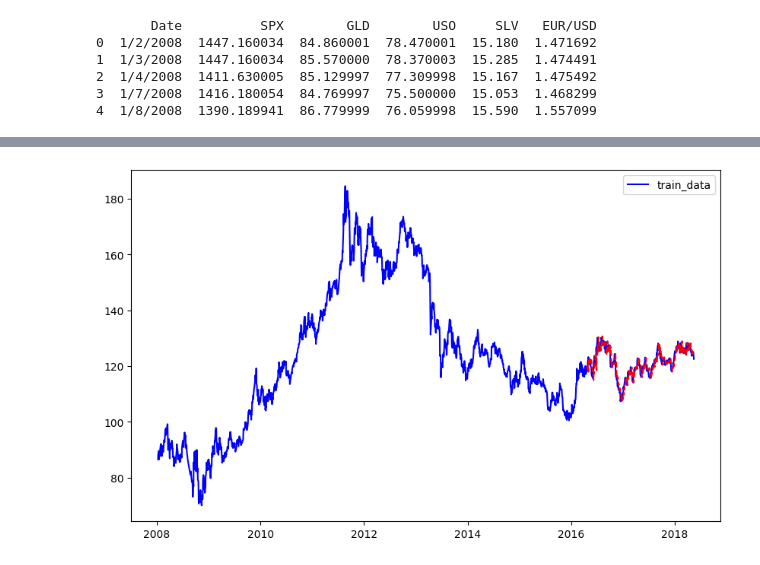
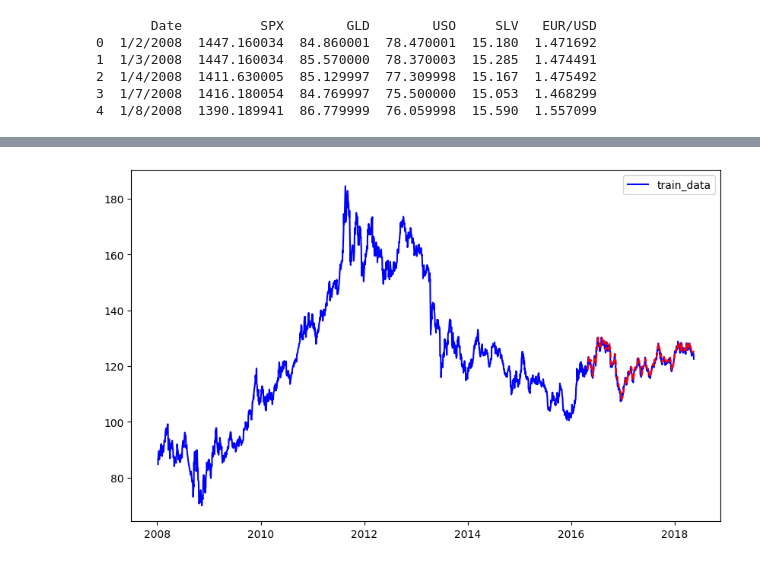
Before and after one commit to huimad13-nnh/timeseries_hybrid, a Jupyter notebook: KNN_RNN/ffnn_gld.ipynb, the cells around one changed output, grey strips where cells are left out. Saved outputs shown, nothing was run; the diff lists cells and outputs as text; code cells hidden in the pictures.

```diff
--- a/KNN_RNN/ffnn_gld.ipynb
+++ b/KNN_RNN/ffnn_gld.ipynb
@@ -72,16 +119,17 @@ epochs= 50
 
 # build the model
 input_dim = X_train.shape[1]
-lr_model = Sequential()
-lr_model.add(Flatten())
-lr_model.add(Dense(units=1))
+model = Sequential([
+    Dense(64, activation='sigmoid'),
+    Dense(1)
+])
 # compile the model
-lr_model.compile(loss='mean_squared_error',
+model.compile(loss='mean_squared_error',
               optimizer='adam')
 # %%
-batch_size = 32
+batch_size = 64
 
-lr_model_history = lr_model.fit(X_train, y_train,
+lr_model_history = model.fit(X_train, y_train,
                     batch_size=batch_size,
                     epochs=epochs,
                     verbose=1)
@@ -116,3 +164,3 @@ ax.tick_params(labelsize=20)
 # %%
-lr_model.fit(X_train, y_train, batch_size = 64, epochs = 50)
+model.fit(X_train, y_train, batch_size = 64, epochs = 10)
 # %% [output]
@@ -136,6 +187,6 @@ Epoch 50/50
 <keras.src.callbacks.history.History at 0x...>
 # %%
-predicted_prices = lr_model.predict(X_test)
+predicted_prices = model.predict(X_test)
 predicted_prices = scaler.inverse_transform(predicted_prices)
 predicted_prices = np.reshape(predicted_prices, -1)
 # %% [output]
@@ -166,8 +217,8 @@ MAPE: 1.3525723970054215
 # %%
 plt.figure(figsize=(10, 6))
-plt.plot(df_gld["Date"][time_step:] , data[time_step:],label = "train_data", color = "b")
-plt.plot(df_gld["Date"][time_step+split_idx+1:], predicted_prices, color = "red", linestyle = '--')
+plt.plot(time[time_step:] , data[time_step:],label = "train_data", color = "b")
+plt.plot(time[time_step+split_idx+1:], predicted_prices, color = "red", linestyle = '--')
 plt.legend()
 plt.show()
 # %% [output]
-[figure, old version]
+[figure, new version]
```
Also changed, not shown: parts of 7 cells of this notebook, 6 other files.
